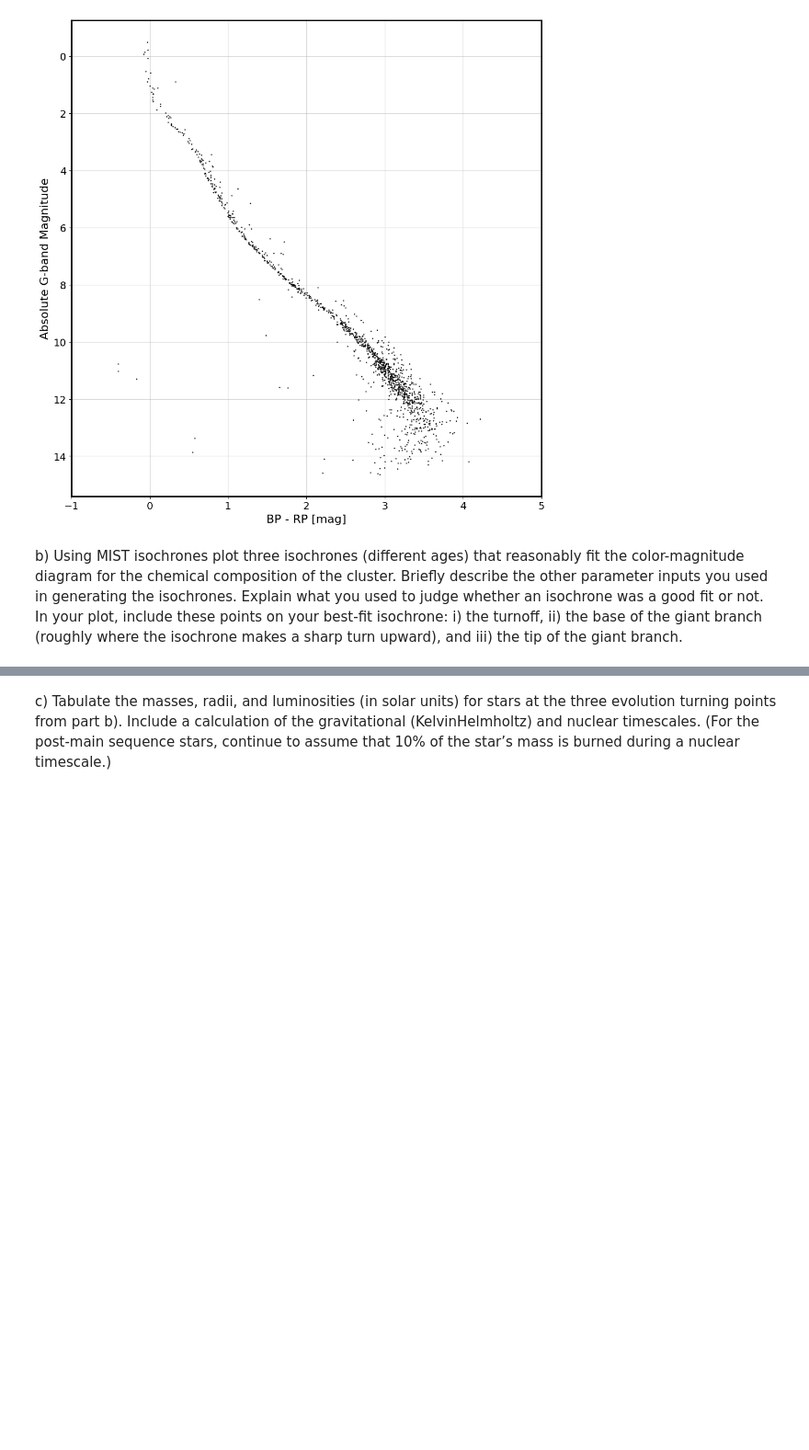
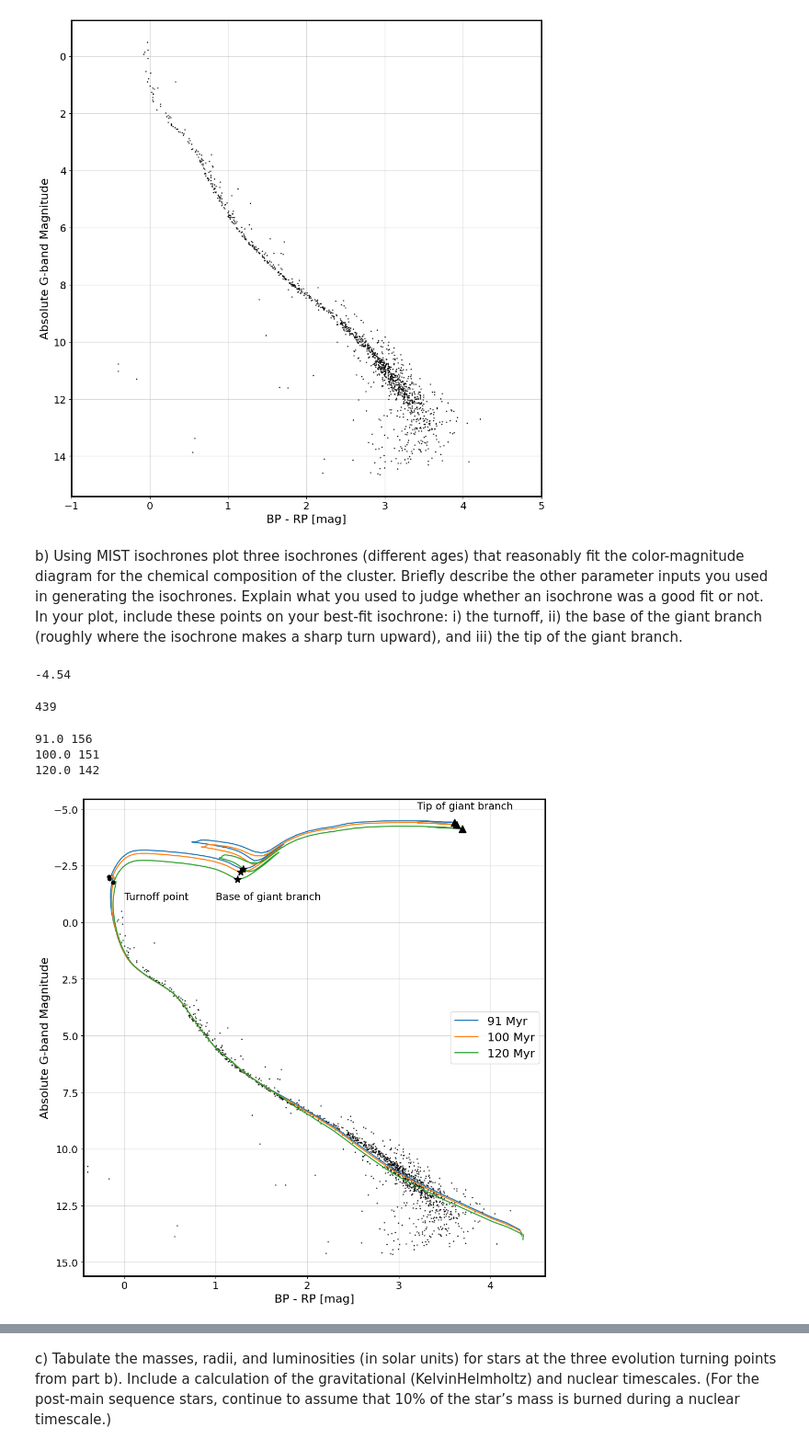
Before and after one commit to nodokamasamune-sketch/astr630, a Jupyter notebook: HW2_combined.ipynb, the cells around one changed output, grey strips where cells are left out. Shown at 92% size. Drawn from its saved outputs; the diff is of its cells as text; code cells hidden in the pictures; blank space fills up the shorter version.

```diff
--- a/HW2_combined.ipynb
+++ b/HW2_combined.ipynb
@@ -81,3 +84,66 @@ other parameter inputs you used in generating the isochrones. Explain what you u
 judge whether an isochrone was a good fit or not. In your plot, include these points on your best-fit isochrone: i) the turnoff, ii) the base of
 the giant branch (roughly where the isochrone makes a sharp turn upward), and iii) the
 tip of the giant branch.
+# %%
+isochrones = read_parsec_isochrones('output375239433561.dat.txt')
+#save_isochrones_pickle(isochrones, output_dir='.')
+# %%
+isochrones[0]['G_fSBmag'][-1]
+# %% [output]
+-4.54
+# %%
+len(isochrones[0]['G_fSBmag'])
+# %% [output]
+439
+# %%
+fig,ax = plt.subplots(figsize=(10, 10))
+ax.scatter(data_table['bp_rp'][ple_cond],Mags[ple_cond],s=0.5,color='black',alpha=1,zorder=2)
+turns_in = [156,151,142]
+base_in = [202,195,188]
+tip_in = [312,303,293]
+i_mark=0
+for i in range(len(isochrones)):
+    age = np.round(isochrones[i]['age_Myr'])
+    #ax.plot(isochrones[i]['G_BP_fSBmag'] - isochrones[i]['G_RP_fSBmag'],isochrones[i]['G_fSBmag'],label=f'{age:.0f} Myr')
+    if age ==91 or age == 100 or age == 120:
+        print(age,turns_in[i_mark])
+        ax.plot(isochrones[i]['G_BP_fSBmag'] - isochrones[i]['G_RP_fSBmag'],isochrones[i]['G_fSBmag'],label=f'{age:.0f} Myr')
+        ax.plot(isochrones[i]['G_BP_fSBmag'][turns_in[i_mark]] - isochrones[i]['G_RP_fSBmag'][turns_in[i_mark]],isochrones[i]['G_fSBmag'][turns_in[i_mark]],marker='.',markersize=10,zorder=4,color='black')
+        ax.plot(isochrones[i]['G_BP_fSBmag'][base_in[i_mark]] - isochrones[i]['G_RP_fSBmag'][base_in[i_mark]],isochrones[i]['G_fSBmag'][base_in[i_mark]],marker='*',markersize=10,zorder=4,color='black')
+        ax.plot(isochrones[i]['G_BP_fSBmag'][tip_in[i_mark]] - isochrones[i]['G_RP_fSBmag'][tip_in[i_mark]],isochrones[i]['G_fSBmag'][tip_in[i_mark]],marker='^',markersize=10,zorder=4,color='black')
+        i_mark+=1
+        #break
+
+# #Set title, spines, ticks and ticklabels
+
+ax.text(x=0,y=-1,s='Turnoff point',fontsize=14)
+ax.text(x=1,y=-1,s='Base of giant branch',fontsize=14)
+ax.text(x=3.2,y=-5,s='Tip of giant branch',fontsize=14)
+
+ax.set_xlabel('BP - RP [mag]',fontsize=16)
+ax.set_ylabel('Absolute G-band Magnitude',fontsize=16)
+ax.spines['left'].set_linewidth(2)
+ax.spines['bottom'].set_linewidth(2)
+ax.spines['top'].set_linewidth(2)
+ax.spines['right'].set_linewidth(2)
+# ax2 = ax.secondary_xaxis('top')
+# ax2.set_xticks(mj0_bprp)
+# ax2.set_xticklabels(spts_labels, rotation=0, fontsize=12)
+# ax2.set_xlabel('Spectral Type',fontsize=16)
+ax.tick_params(axis='y', labelsize=14)
+ax.tick_params(axis='x',labelsize=14)
+ax.invert_yaxis()
+ax.set_xlim(-0.45)
+#ax.set_ylim(16)
+ax.grid(alpha=0.5)
+ax.legend(fontsize=16)
+
+#ax.legend(loc='upper right',fontsize=14)
+plt.tight_layout()
+plt.savefig('HW2_Figs/1b.png',dpi=300)
+plt.show()
+# %% [output]
+91.0 156
+100.0 151
+120.0 142
+[figure, added]
```
Also changed, not shown: parts of 9 cells of this notebook.
